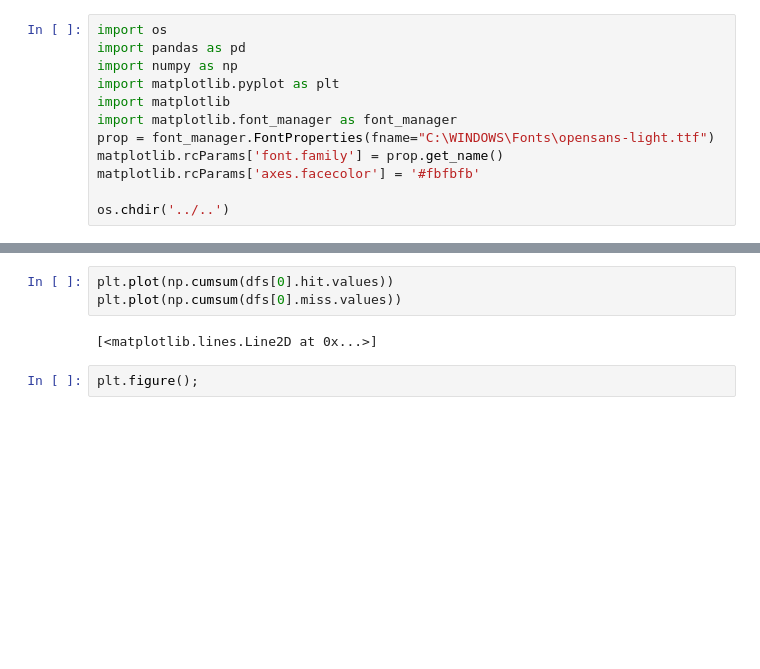
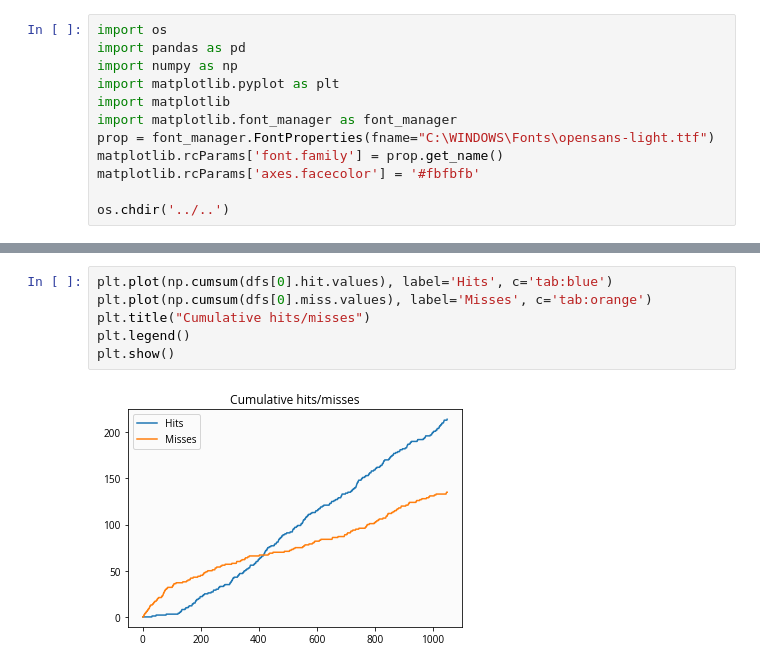
Before and after one commit to tobywise/MEG_replay, a Jupyter notebook: Analysis/notebooks/localiser_analysis.ipynb, the cells around one changed output, grey strips where cells are left out. Saved outputs shown, nothing was run; the diff lists cells and outputs as text; blank space fills up the shorter version.

```diff
--- a/Analysis/notebooks/localiser_analysis.ipynb
+++ b/Analysis/notebooks/localiser_analysis.ipynb
@@ -58,7 +51,8 @@ plt.scatter(range(len(dfs[0]))[:n_trials], dfs[0].hit[:n_trials])
 # %%
-plt.plot(np.cumsum(dfs[0].hit.values))
-plt.plot(np.cumsum(dfs[0].miss.values))
+plt.plot(np.cumsum(dfs[0].hit.values), label='Hits', c='tab:blue')
+plt.plot(np.cumsum(dfs[0].miss.values), label='Misses', c='tab:orange')
+plt.title("Cumulative hits/misses")
+plt.legend()
+plt.show()
 # %% [output]
-[<matplotlib.lines.Line2D at 0x...>]
+[figure, added]
-# %%
-plt.figure();
```
Also changed, not shown: parts of 4 cells of this notebook, 1 other file.
